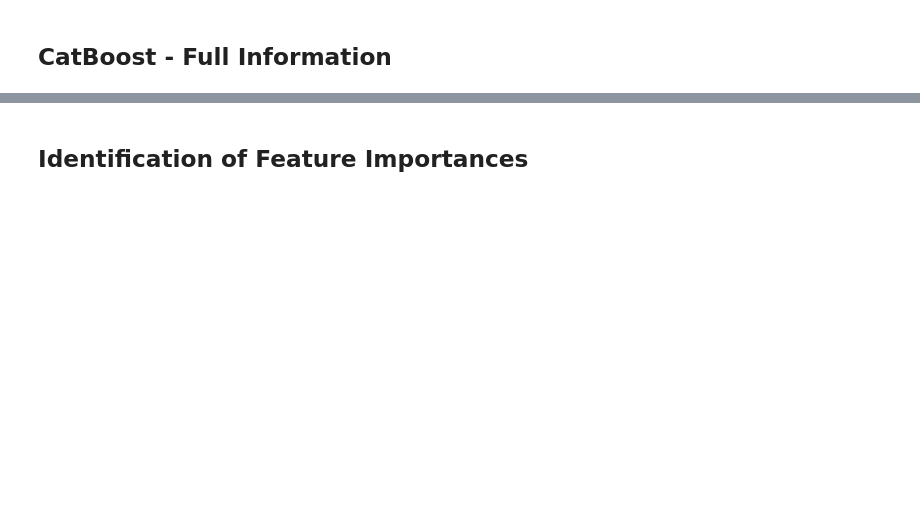
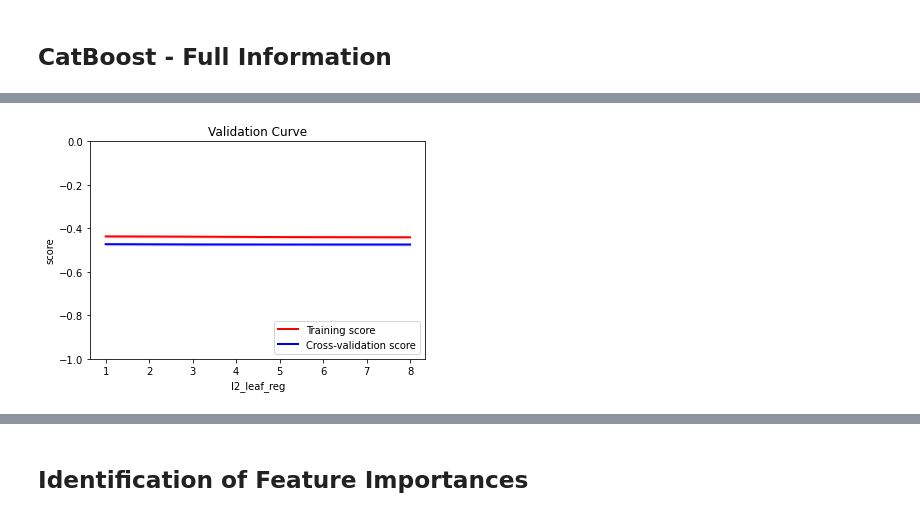
Before and after one commit to helmigsimon/EPFL-Capstone-Project, a Jupyter notebook: 04-Modelling.ipynb, the cells around one changed output, grey strips where cells are left out. Saved outputs shown, nothing was run; the diff lists cells and outputs as text; code cells hidden in the pictures; blank space fills up the shorter version.

```diff
--- a/04-Modelling.ipynb
+++ b/04-Modelling.ipynb
@@ -482,6 +763,7 @@ record_store_catboost_removal_columns = set([
     'highest','track_titles','genre','style','community_have','community_want','formats','thumb_url',
     'release_url','format_description','days_since_last_sale','title','release_id'
 ])
+record_store_catboost_removal_columns = record_store_catboost_removal_columns.union(column_store._geography_country)
 # %%
 record_store_catboost_processing_pipe = Pipeline([
     ('running_time_imputer',RunningTimeImputer('running_time','number_of_tracks')),
@@ -493,7 +775,7 @@ catboost = CatBoostRegressor(
     cat_features=['year','format_text','master_id','format_name','artist','label','country'],
     boosting_type='Ordered',
     n_estimators=100,
-    learning_rate=0.16681005,
+    learning_rate=0.1,
     l2_leaf_reg=3,
     border_count=170,
     max_depth=10,
@@ -504,9 +786,9 @@ record_store_catboost_grid_pipe = Pipeline([
     ('grid_search', GridSearchCV(
         catboost,
         param_grid={
-            'learning_rate': np.linspace(1e-3,1e1,5),
+            #'learning_rate': np.logspace(-3,1,5),
+            #'border_count': np.linspace(1,200,5),
             'l2_leaf_reg': [1,3,5,8],
-            'border_count': np.linspace(1,200,5)
         },
         n_jobs=-1,
         cv=KFold(n_splits=5,shuffle=True),
@@ -589,20 +909,29 @@ full_information_catboost_removal_columns = record_store_catboost_removal_column
 # %%
 full_information_catboost_processing_pipe = Pipeline([
     ('running_time_imputer',RunningTimeImputer('running_time','number_of_tracks')),
-    ('record_store_column_remover', ColumnRemover(record_store_catboost_removal_columns))
+    ('record_store_column_remover', ColumnRemover(full_information_catboost_removal_columns)),
 ])
 
 full_information_catboost_grid_pipe = Pipeline([
     ('processing', full_information_catboost_processing_pipe),
     ('grid_search', GridSearchCV(
         catboost,
-        param_grid={'max_depth': np.linspace(10,32,5).astype(int)},
-        n_jobs=-1,
+        param_grid={
+            #'learning_rate': np.logspace(-3,1,5),
+            #'border_count': np.linspace(1,200,5),
+            'l2_leaf_reg': [1,3,5,8],
+        },
+        n_jobs=3,
         cv=KFold(n_splits=5,shuffle=True),
         scoring='neg_mean_absolute_error',
         verbose=50,
         return_train_score=True)
     )
 ])
+
+full_information_catboost_pipe = Pipeline([
+    ('processing', full_information_catboost_processing_pipe),
+    ('catboost',catboost)
+])
 # %%
-full_information_catboost_grid_pipe.fit(X_tr_sample,np.log(y_tr_sample))
+full_information_catboost_grid_pipe.fit(X_tr_sample,np.log(y_tr_sample).values)
@@ -609,5 +979,7 @@ full_information_catboost_grid_pipe.fit(X_tr_sample,np.log(y_tr_sample))
 # %%
-full_information_catboost_plot = GridSearchPlotter(catboost_grid_pipe.steps[-1][1])
-full_information_catboost_plot.plot_validation_curve(parameter='max_depth',ylim=(-1,0))
+full_information_catboost_plot = GridSearchPlotter(full_information_catboost_grid_pipe.steps[-1][1])
+full_information_catboost_plot.plot_validation_curve(parameter='l2_leaf_reg',ylim=(-1,0))
+# %% [output]
+[figure, added]
 # %%
 full_information_catboost_grid_pipe.steps[-1][1].best_score_
```
Also changed, not shown: parts of 72 cells of this notebook.
